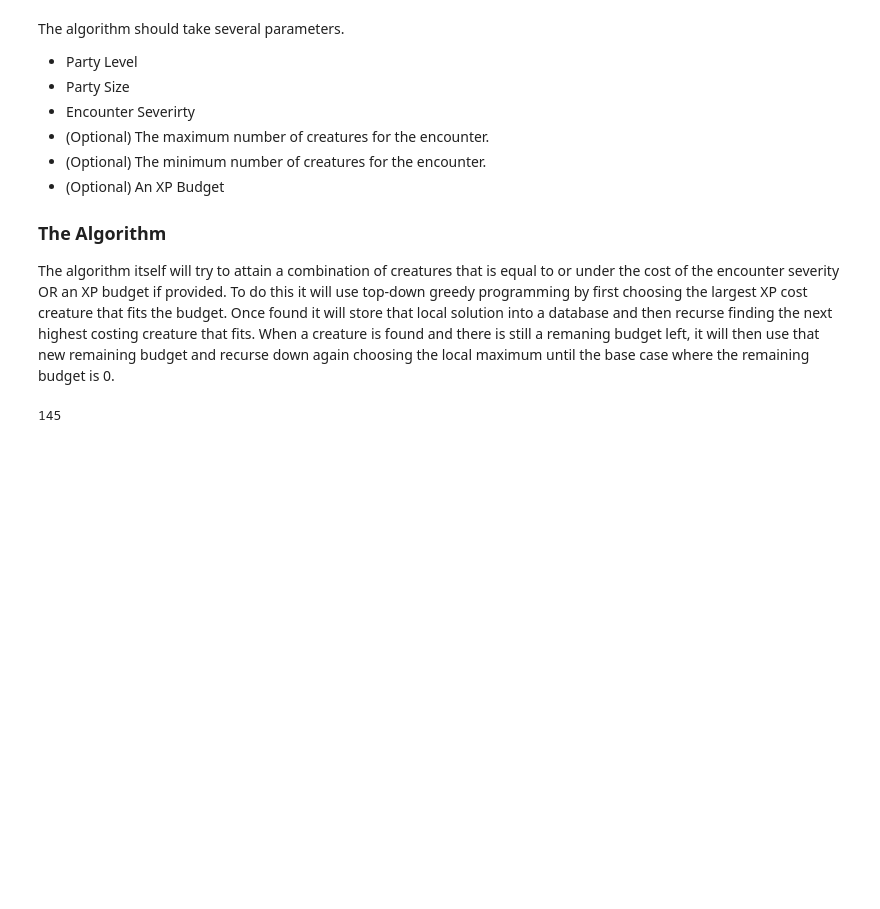
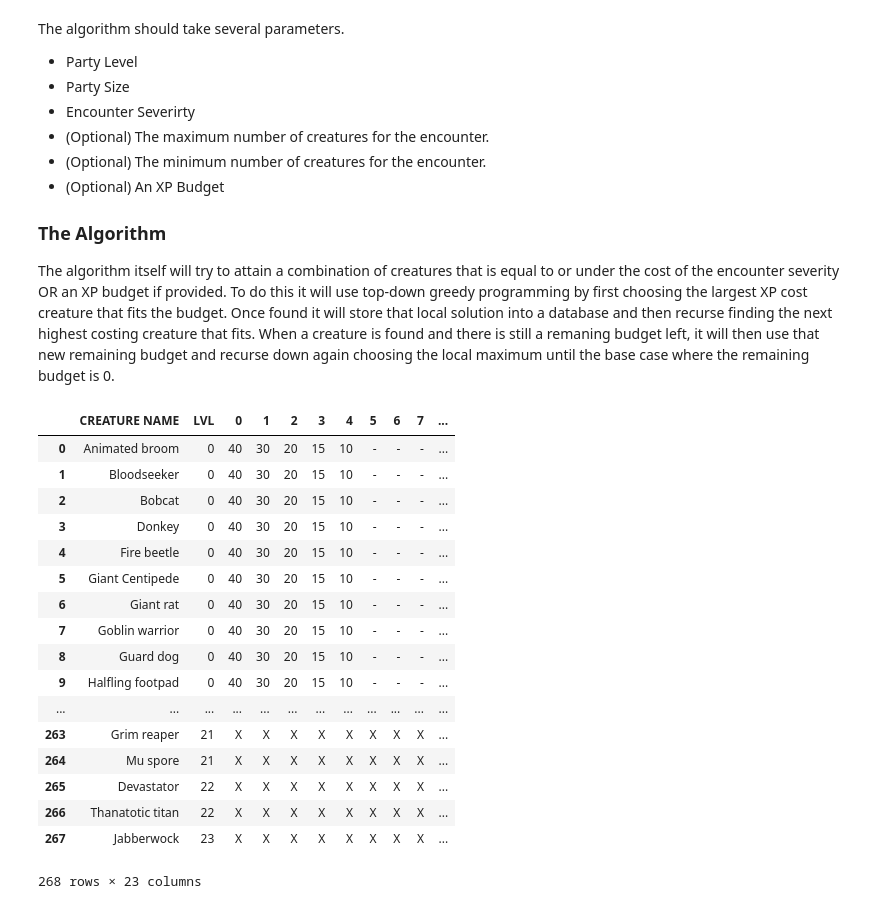
Before and after one commit to nyannyanrachel/Pathfinder-Playtest-Encounter-Builder, a Jupyter notebook: PPT Encounter Builder.ipynb, the cells around one changed output. Saved outputs shown, nothing was run; the diff lists cells and outputs as text; code cells hidden in the pictures; blank space fills up the shorter version.

```diff
--- a/PPT Encounter Builder.ipynb
+++ b/PPT Encounter Builder.ipynb
@@ -27,18 +27,36 @@ To do this it will use top-down greedy programming by first choosing the largest
 # %%
 #__________This section contains all of the background setup__________
 
 # Load the bestiary database
 bestiary = pd.read_csv('data/bestiary.csv');
 #bestiary
 
 # Set the baseline encounter xp values.
 BUDGETS = {'Trivial': [40,10], 'Low': [60,15], 'High': [80,20], 'Severe': [120,30], 'Extreme': [160,40]}
 
 
-xp_costs = bestiary[['CREATURE NAME','10']]
-nontrivial_xp_costs = xp_costs[xp_costs['10'] != '-']
-pruned_xp_costs = nontrivial_xp_costs[nontrivial_xp_costs['10'] != 'X']
-pruned_xp_costs
-pruned_xp_costs.index[0]
+#xp_costs = bestiary[['CREATURE NAME','10']]
+#nontrivial_xp_costs = xp_costs[xp_costs['10'] != '-']
+#pruned_xp_costs = nontrivial_xp_costs[nontrivial_xp_costs['10'] != 'X']
+#pruned_xp_costs
+#pruned_xp_costs.index[0]
+bestiary
 # %% [output]
+|  | CREATURE NAME | LVL | 0 | 1 | 2 | 3 | 4 | 5 | 6 | 7 | ... |
+| 0 | Animated broom | 0 | 40 | 30 | 20 | 15 | 10 | - | - | - | ... |
+| 1 | Bloodseeker | 0 | 40 | 30 | 20 | 15 | 10 | - | - | - | ... |
+| 2 | Bobcat | 0 | 40 | 30 | 20 | 15 | 10 | - | - | - | ... |
+| 3 | Donkey | 0 | 40 | 30 | 20 | 15 | 10 | - | - | - | ... |
+| 4 | Fire beetle | 0 | 40 | 30 | 20 | 15 | 10 | - | - | - | ... |
+| 5 | Giant Centipede | 0 | 40 | 30 | 20 | 15 | 10 | - | - | - | ... |
+| 6 | Giant rat | 0 | 40 | 30 | 20 | 15 | 10 | - | - | - | ... |
+| 7 | Goblin warrior | 0 | 40 | 30 | 20 | 15 | 10 | - | - | - | ... |
+| 8 | Guard dog | 0 | 40 | 30 | 20 | 15 | 10 | - | - | - | ... |
+| 9 | Halfling footpad | 0 | 40 | 30 | 20 | 15 | 10 | - | - | - | ... |
+| ... | ... | ... | ... | ... | ... | ... | ... | ... | ... | ... | ... |
+| 263 | Grim reaper | 21 | X | X | X | X | X | X | X | X | ... |
+| 264 | Mu spore | 21 | X | X | X | X | X | X | X | X | ... |
+| 265 | Devastator | 22 | X | X | X | X | X | X | X | X | ... |
+| 266 | Thanatotic titan | 22 | X | X | X | X | X | X | X | X | ... |
+| 267 | Jabberwock | 23 | X | X | X | X | X | X | X | X | ... |
-145
+268 rows × 23 columns
```
Also changed, not shown: parts of 3 cells of this notebook.
